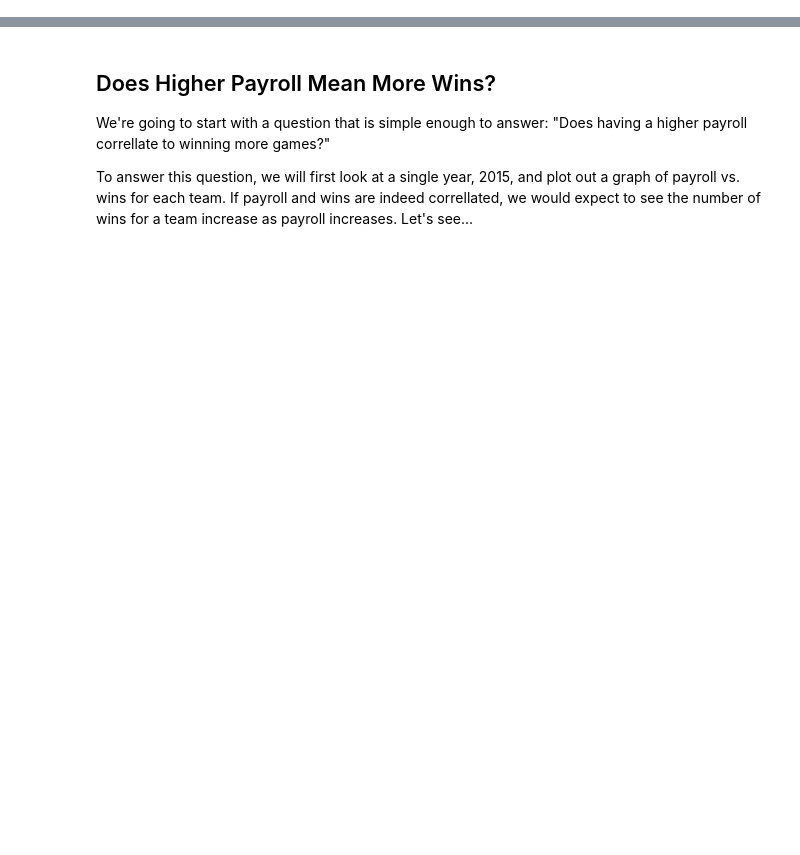
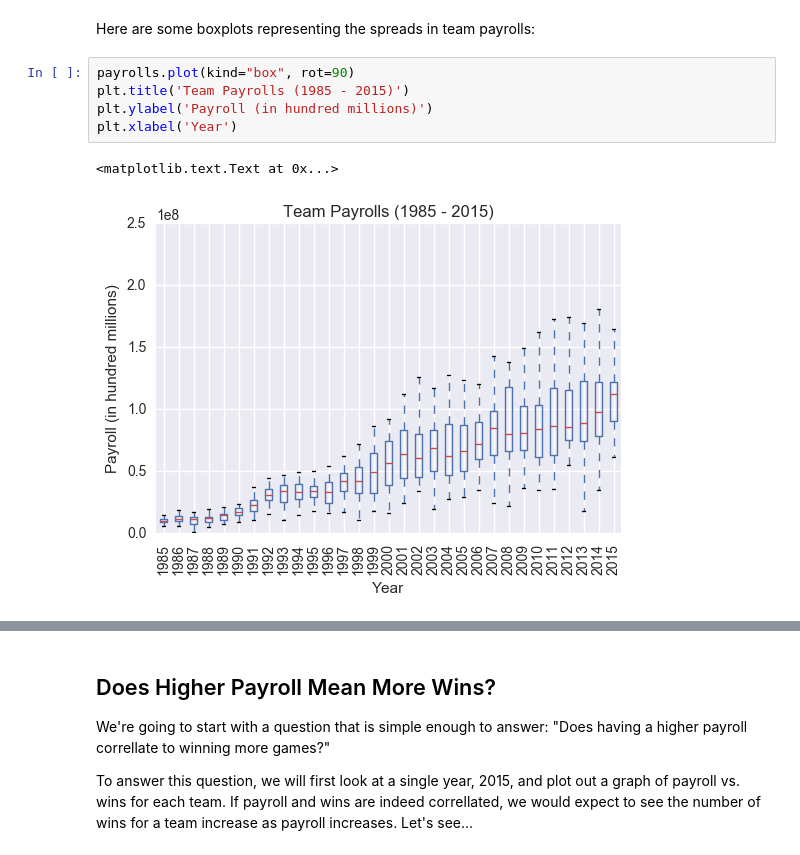
Before and after one commit to Mattymar/baseball-trends-project, a Jupyter notebook: BaseballAnalysis.ipynb, the cells around one changed output, grey strips where cells are left out. Drawn from its saved outputs; the diff is of its cells as text; blank space fills up the shorter version.

```diff
--- a/BaseballAnalysis.ipynb
+++ b/BaseballAnalysis.ipynb
@@ -37,0 +54,10 @@ teams_list = pd.read_csv('baseballdatabank-master/core/Teams.csv')
+# %% [markdown]
+Here are some boxplots representing the spreads in team payrolls:
+# %%
+payrolls.plot(kind="box", rot=90)
+plt.title('Team Payrolls (1985 - 2015)')
+plt.ylabel('Payroll (in hundred millions)')
+plt.xlabel('Year')
+# %% [output]
+<matplotlib.text.Text at 0x...>
+[figure, added]
```
Also changed, not shown: parts of 66 cells of this notebook.
